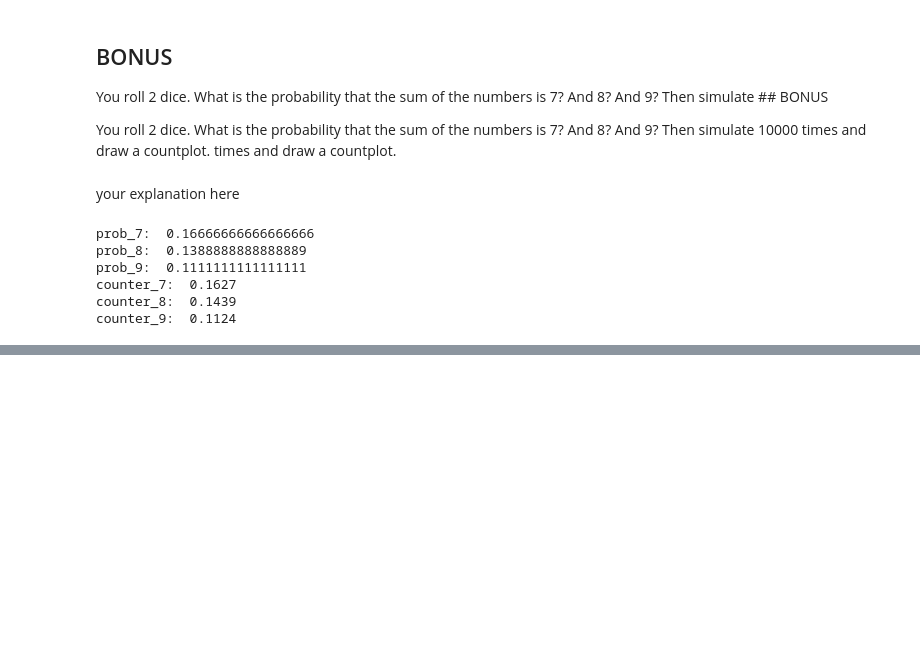
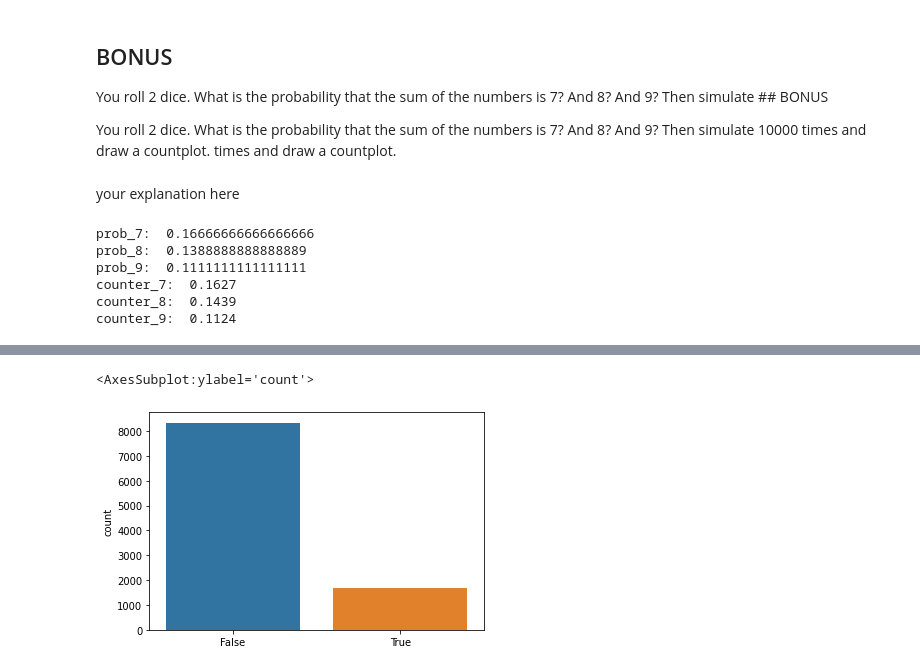
Before and after one commit to Ironhack-Data-Madrid-Agosto-2021/lab-probability-intro, a Jupyter notebook: your-code/main.ipynb, the cells around one changed output, grey strips where cells are left out. Drawn from its saved outputs; the diff is of its cells as text; code cells hidden in the pictures; blank space fills up the shorter version.

```diff
--- a/your-code/main.ipynb
+++ b/your-code/main.ipynb
@@ -163,0 +179,5 @@ your solution here
+# %%
+sns.countplot(frequencies)
+# %% [output]
+<AxesSubplot:ylabel='count'>
+[figure, added]
```
Also changed, not shown: parts of 5 cells of this notebook.
